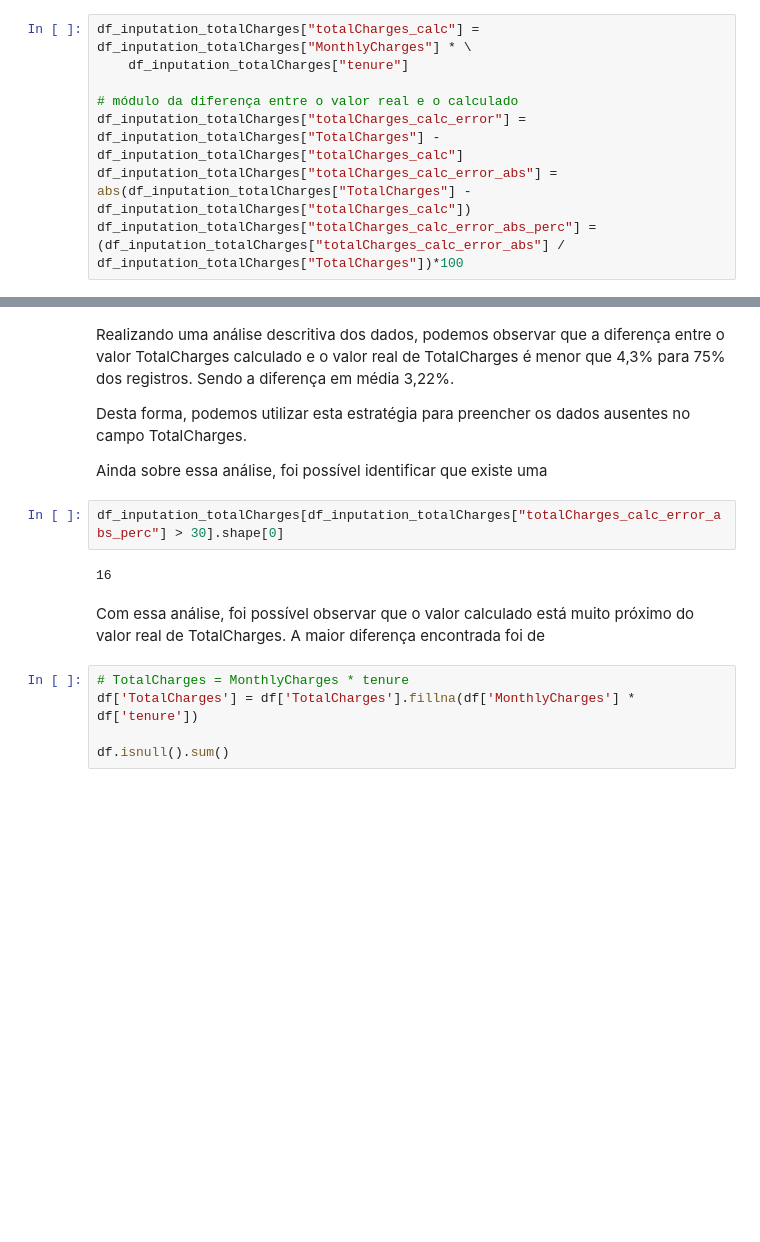
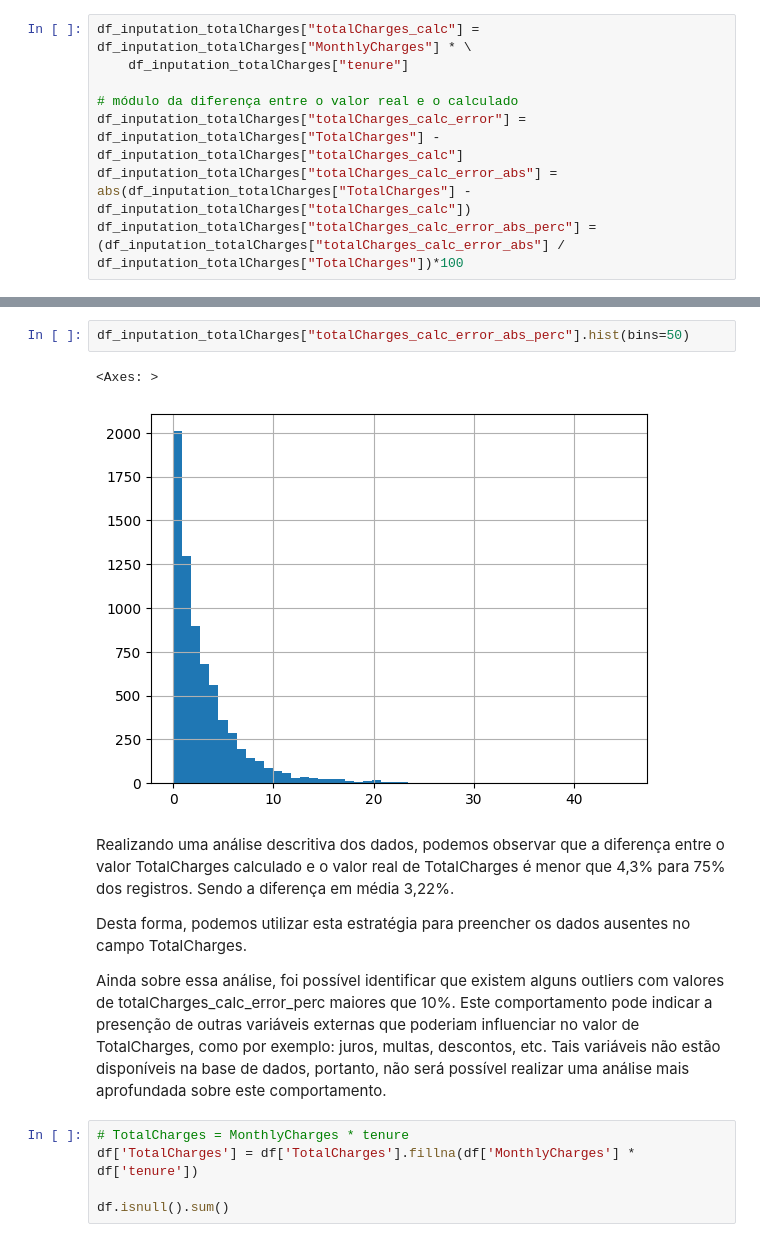
Before and after one commit to CristianoLNPinto/churn_telecom, a Jupyter notebook: notebooks/survival_analysis.ipynb, the cells around one changed output, grey strips where cells are left out. Drawn from its saved outputs; the diff is of its cells as text; blank space fills up the shorter version.

```diff
--- a/notebooks/survival_analysis.ipynb
+++ b/notebooks/survival_analysis.ipynb
@@ -244,15 +261,14 @@ df_inputation_totalCharges[["TotalCharges", "MonthlyCharges", "tenure",
+# %%
+df_inputation_totalCharges["totalCharges_calc_error_abs_perc"].hist(bins=50)
+# %% [output]
+<Axes: >
+[figure, added]
 # %% [markdown]
 Realizando uma análise descritiva dos dados, podemos observar que a diferença entre o valor TotalCharges calculado e o valor real de TotalCharges é menor que 4,3% para 75% dos registros. Sendo a diferença em média 3,22%.
 
 Desta forma, podemos utilizar esta estratégia para preencher os dados ausentes no campo TotalCharges.
 
-Ainda sobre essa análise, foi possível identificar que existe uma
+Ainda sobre essa análise, foi possível identificar que existem alguns outliers com valores de totalCharges_calc_error_perc maiores que 10%. Este comportamento pode indicar a presenção de outras variáveis externas que poderiam influenciar no valor de TotalCharges, como por exemplo: juros, multas, descontos, etc. Tais variáveis não estão disponíveis na base de dados, portanto, não será possível realizar uma análise mais aprofundada sobre este comportamento.
-# %%
-df_inputation_totalCharges[df_inputation_totalCharges["totalCharges_calc_error_abs_perc"] > 30].shape[0]
-# %% [output]
-16
-# %% [markdown]
-Com essa análise, foi possível observar que o valor calculado está muito próximo do valor real de TotalCharges. A maior diferença encontrada foi de
 # %%
 # TotalCharges = MonthlyCharges * tenure
 df['TotalCharges'] = df['TotalCharges'].fillna(df['MonthlyCharges'] * df['tenure'])
```
Also changed, not shown: parts of 63 cells of this notebook, 2 other files.
